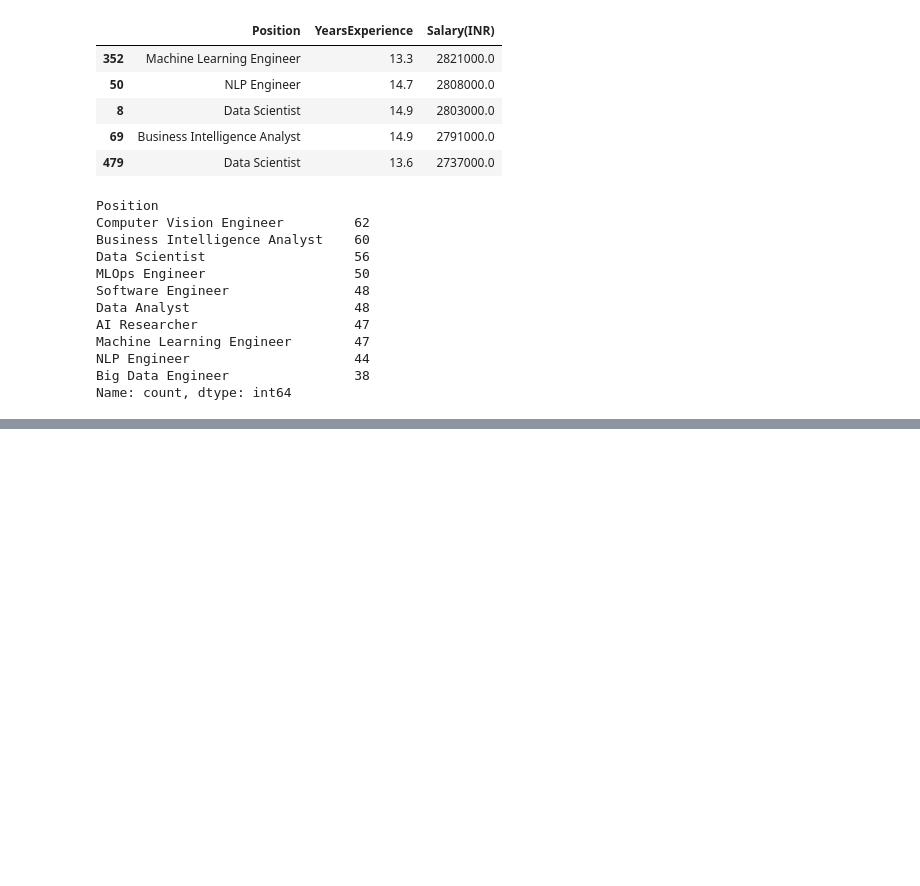
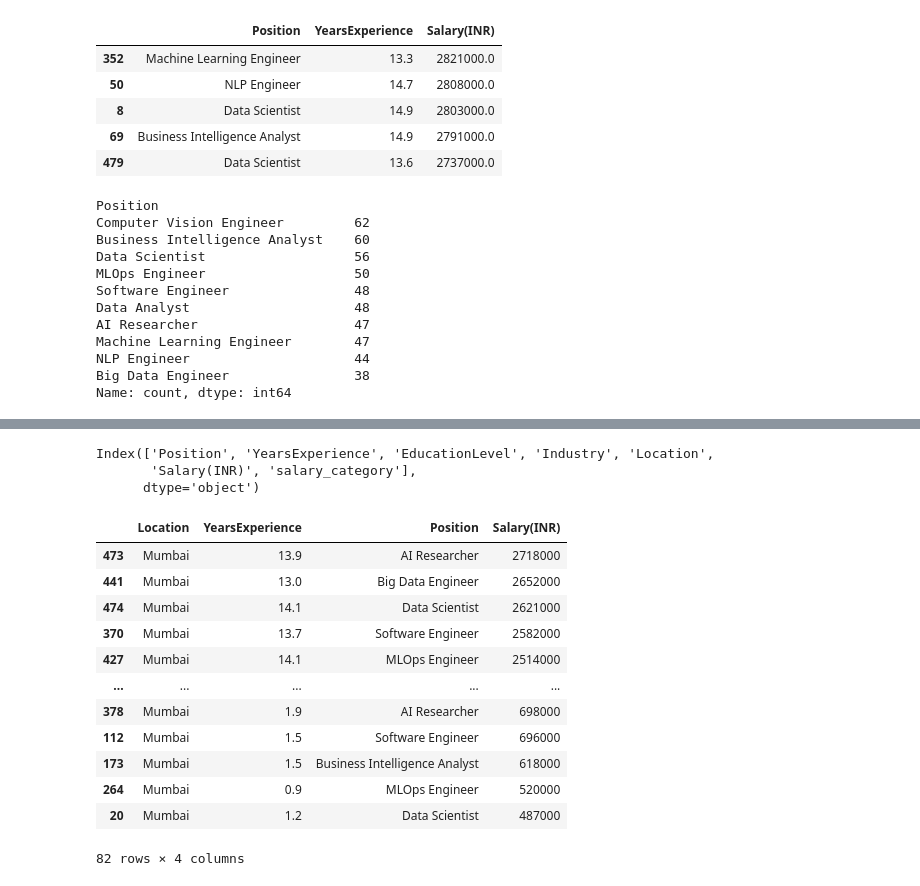
Before and after one commit to KartikGawade17/Pandas-Practice-, a Jupyter notebook: pandas_salary_dataset.ipynb, the cells around one changed output, grey strips where cells are left out. Saved outputs shown, nothing was run; the diff lists cells and outputs as text; code cells hidden in the pictures; blank space fills up the shorter version.

```diff
--- a/pandas_salary_dataset.ipynb
+++ b/pandas_salary_dataset.ipynb
@@ -71,0 +149,22 @@ data['Salary(INR)'] = data['Salary(INR)'].astype('int64')
+# %%
+data.columns
+# %% [output]
+Index(['Position', 'YearsExperience', 'EducationLevel', 'Industry', 'Location',
+       'Salary(INR)', 'salary_category'],
+      dtype='object')
+# %%
+data[data['Location'] == "Mumbai"][["Location","YearsExperience", "Position","Salary(INR)"]].sort_values(by="Salary(INR)", ascending=False)
+# %% [output]
+|  | Location | YearsExperience | Position | Salary(INR) |
+| 473 | Mumbai | 13.9 | AI Researcher | 2718000 |
+| 441 | Mumbai | 13.0 | Big Data Engineer | 2652000 |
+| 474 | Mumbai | 14.1 | Data Scientist | 2621000 |
+| 370 | Mumbai | 13.7 | Software Engineer | 2582000 |
+| 427 | Mumbai | 14.1 | MLOps Engineer | 2514000 |
+| ... | ... | ... | ... | ... |
+| 378 | Mumbai | 1.9 | AI Researcher | 698000 |
+| 112 | Mumbai | 1.5 | Software Engineer | 696000 |
+| 173 | Mumbai | 1.5 | Business Intelligence Analyst | 618000 |
+| 264 | Mumbai | 0.9 | MLOps Engineer | 520000 |
+| 20 | Mumbai | 1.2 | Data Scientist | 487000 |
+82 rows × 4 columns
```
Also changed, not shown: parts of 20 cells of this notebook.
